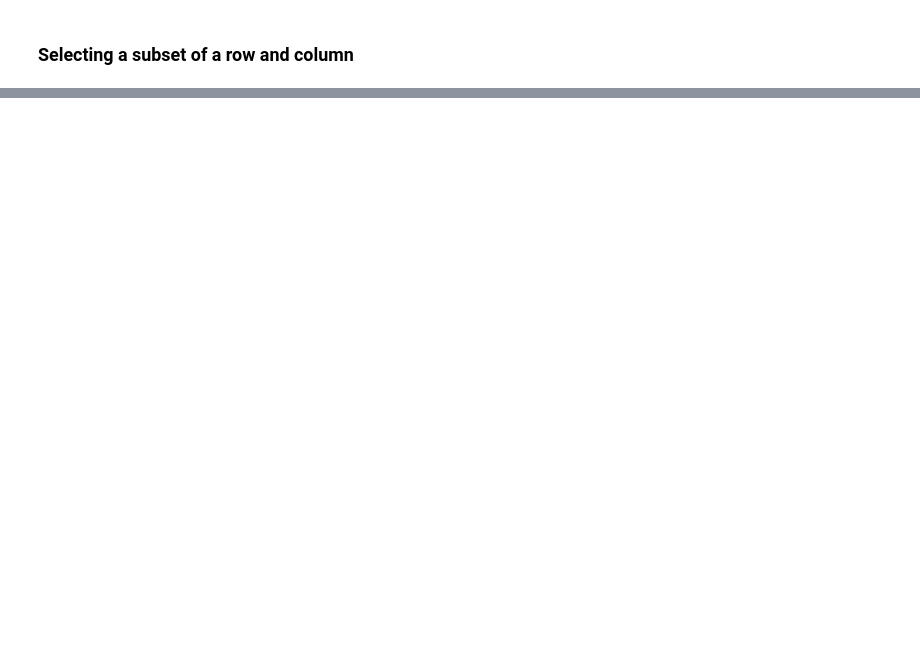
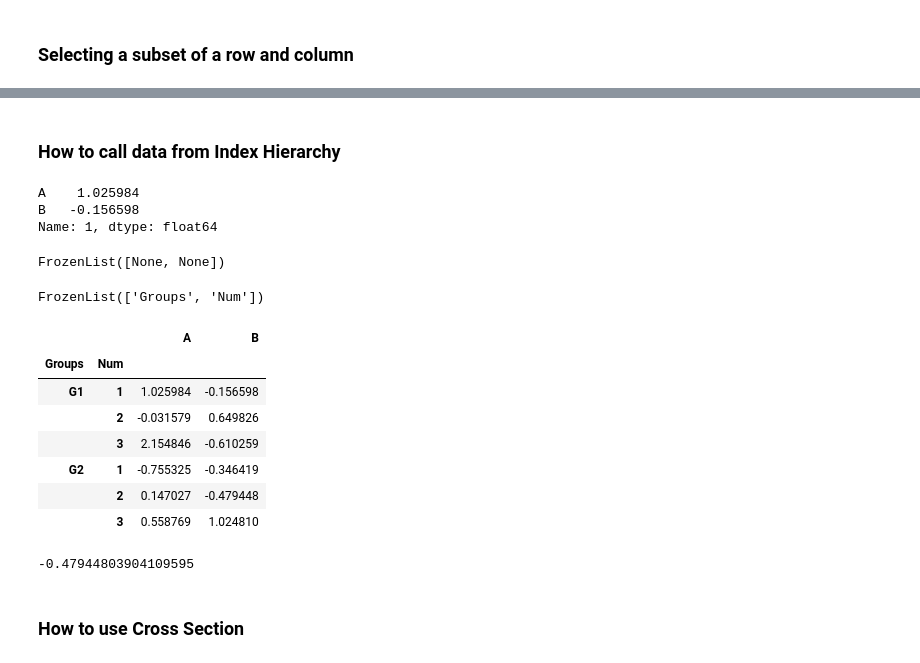
Before and after one commit to kbrook10/bootcamp_python_for_data_science_and_machine_learning, a Jupyter notebook: support_files/Python-for-Data-Analysis/Pandas/Pandas DataFrames Practice.ipynb, the cells around one changed output, grey strips where cells are left out. Cells and saved outputs as stored; diff of their text form; code cells hidden in the pictures; blank space fills up the shorter version.

```diff
--- a/support_files/Python-for-Data-Analysis/Pandas/Pandas DataFrames Practice.ipynb
+++ b/support_files/Python-for-Data-Analysis/Pandas/Pandas DataFrames Practice.ipynb
@@ -167,0 +343,6 @@ df.loc[['A','B'],['W','Y']]
+# %%
+# Index Levels
+outside = ['G1','G1','G1','G2','G2','G2']
+inside = [1,2,3,1,2,3]
+hier_index = list(zip(outside,inside))
+hier_index = pd.MultiIndex.from_tuples(hier_index)
@@ -167,0 +365,4 @@ df.loc[['A','B'],['W','Y']]
+# %%
+# Create a Normally Distributed Dataframe with 6 rows and 2 columns
+df = pd.DataFrame(randn(6,2),hier_index,['A','B'])
+df
@@ -167,0 +377,36 @@ df.loc[['A','B'],['W','Y']]
+# %% [markdown]
+### How to call data from Index Hierarchy
+# %%
+df.loc['G1'].loc[1]
+# %% [output]
+A    1.025984
+B   -0.156598
+Name: 1, dtype: float64
+# %%
+df.index.names
+# %% [output]
+FrozenList([None, None])
+# %%
+# Provide names to the index and subindex
+df.index.names = ['Groups', 'Num']
+df.index.names
+# %% [output]
+FrozenList(['Groups', 'Num'])
+# %%
+df
+# %% [output]
+|  |  | A | B |
+| Groups | Num |  |  |
+| G1 | 1 | 1.025984 | -0.156598 |
+|  | 2 | -0.031579 | 0.649826 |
+|  | 3 | 2.154846 | -0.610259 |
+| G2 | 1 | -0.755325 | -0.346419 |
+|  | 2 | 0.147027 | -0.479448 |
+|  | 3 | 0.558769 | 1.024810 |
+# %%
+# Practice grabbing the second row second column data in index g2
+df.loc['G2'].loc[2][1]
+# %% [output]
+-0.47944803904109595
+# %% [markdown]
+### How to use Cross Section
```
Also changed, not shown: parts of 46 cells of this notebook.
